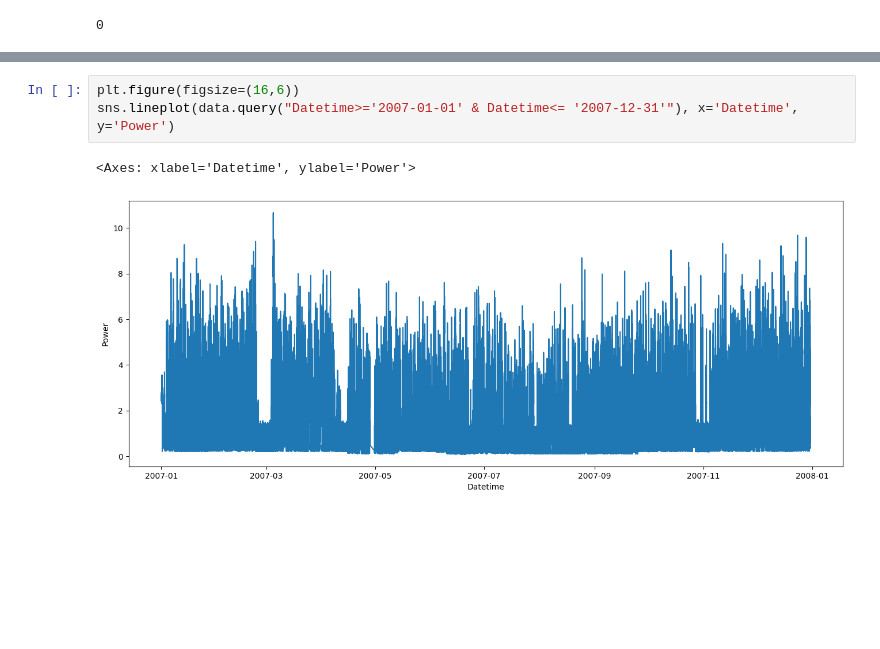
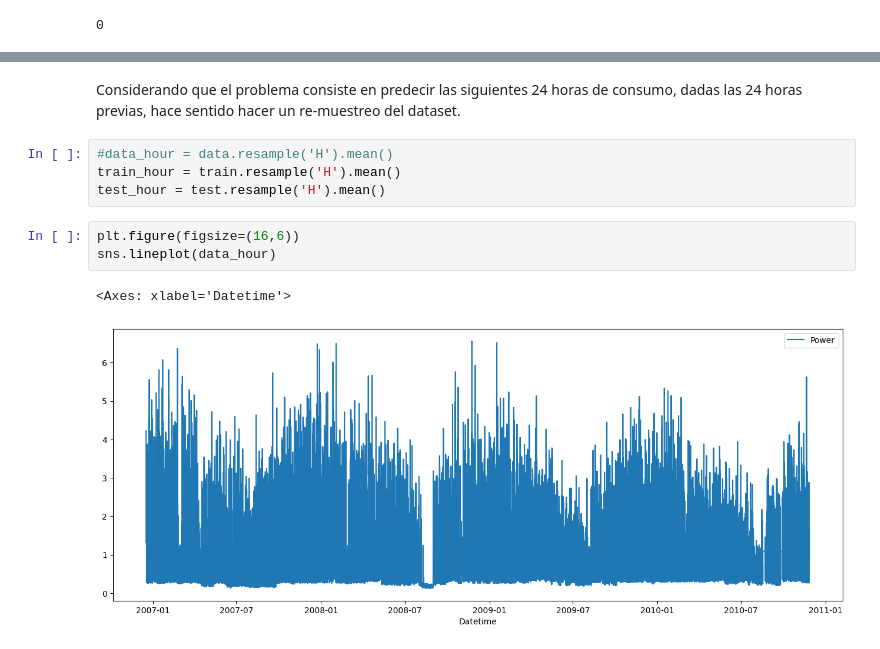
Before and after one commit to dcrovo/DeepLearning-Power-Prediction, a Jupyter notebook: src/TallerASP.ipynb, the cells around one changed output, grey strips where cells are left out. Saved outputs shown, nothing was run; the diff lists cells and outputs as text; blank space fills up the shorter version.

```diff
--- a/src/TallerASP.ipynb
+++ b/src/TallerASP.ipynb
@@ -76,6 +106,12 @@ data[pd.isna(data['Power'])].size
+# %% [markdown]
+Considerando que el problema consiste en predecir las siguientes 24 horas de consumo, dadas las 24 horas previas, hace sentido hacer un re-muestreo del dataset.
+# %%
+#data_hour = data.resample('H').mean()
+train_hour = train.resample('H').mean()
+test_hour = test.resample('H').mean()
 # %%
 plt.figure(figsize=(16,6))
-sns.lineplot(data.query("Datetime>='2007-01-01' & Datetime<= '2007-12-31'"), x='Datetime', y='Power')
+sns.lineplot(data_hour)
 # %% [output]
-<Axes: xlabel='Datetime', ylabel='Power'>
+<Axes: xlabel='Datetime'>
-[figure, old version]
+[figure, new version]
```
Also changed, not shown: parts of 22 cells of this notebook, 1 other file.
